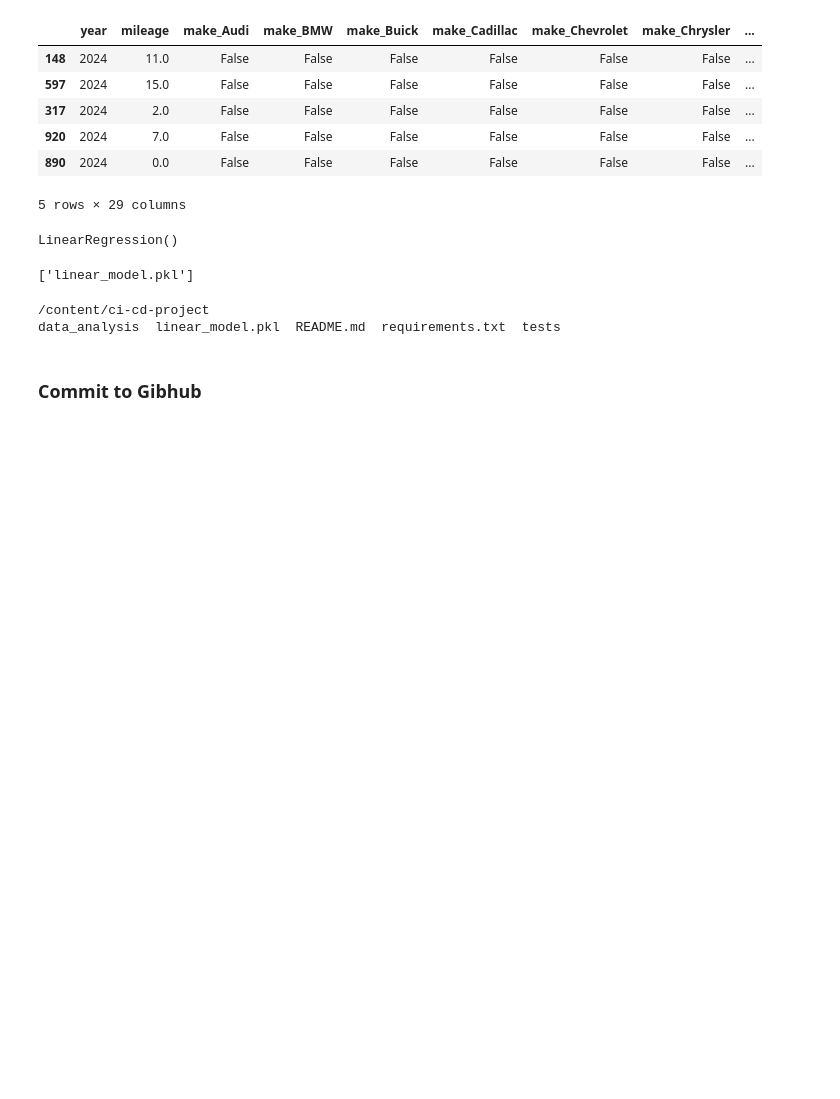
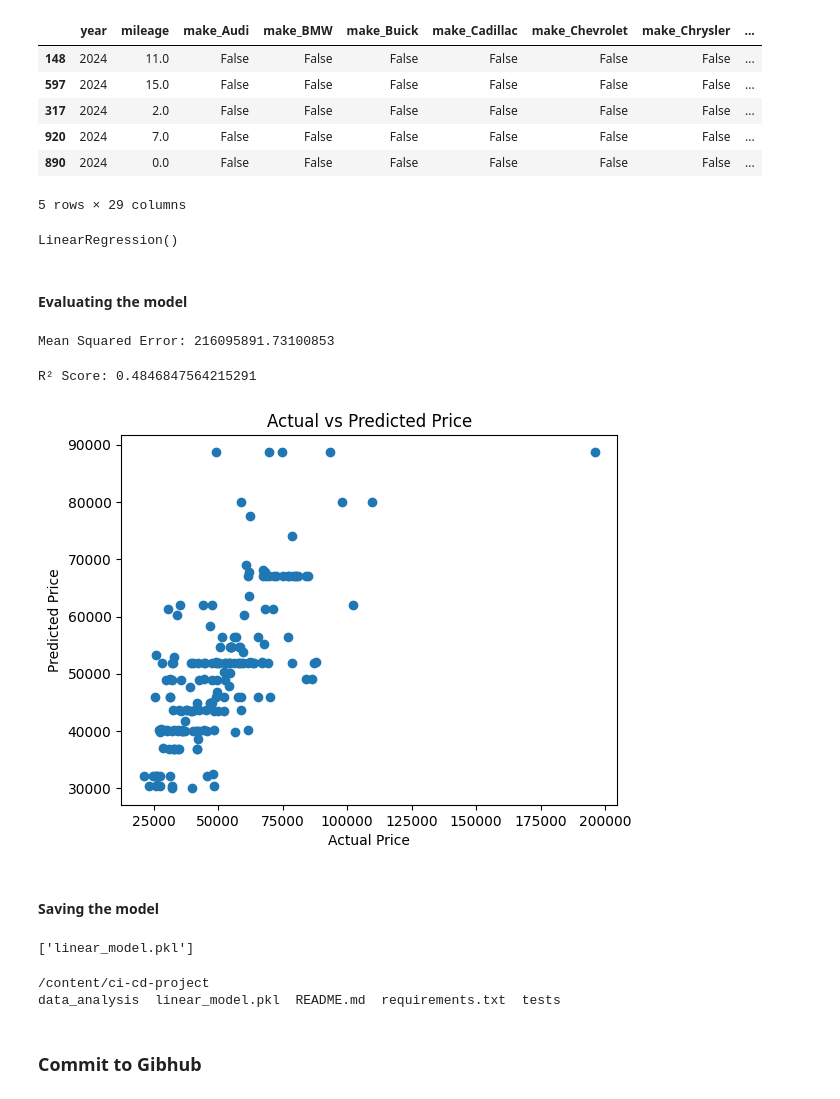
Before and after one commit to empt22/ci-cd-project, a Jupyter notebook: data_analysis/Kaggle_Cars_2024_Data_Summary.ipynb, the cells around one changed output. Saved outputs shown, nothing was run; the diff lists cells and outputs as text; code cells hidden in the pictures; blank space fills up the shorter version.

Commit message:
add .pkl lin reg model

```diff
--- a/data_analysis/Kaggle_Cars_2024_Data_Summary.ipynb
+++ b/data_analysis/Kaggle_Cars_2024_Data_Summary.ipynb
@@ -210,6 +205,32 @@ model = LinearRegression()
 model.fit(X_train, y_train)
 # %% [output]
 LinearRegression()
+# %% [markdown]
+#### Evaluating the model
+# %%
+y_pred = model.predict(X_test)
+# %%
+from sklearn.metrics import mean_squared_error, r2_score
+mse = mean_squared_error(y_test, y_pred)
+print(f"Mean Squared Error: {mse}")
+# %% [output]
+Mean Squared Error: 216095891.73100853
+# %%
+r2 = r2_score(y_test, y_pred)
+print(f"R² Score: {r2}")
+# %% [output]
+R² Score: 0.4846847564215291
+# %%
+import matplotlib.pyplot as plt
+plt.scatter(y_test, y_pred)
+plt.xlabel("Actual Price")
+plt.ylabel("Predicted Price")
+plt.title("Actual vs Predicted Price")
+plt.show()
+# %% [output]
+[figure, added]
+# %% [markdown]
+#### Saving the model
 # %%
 
 # Save the trained model
```
Also changed, not shown: parts of 10 cells of this notebook.
